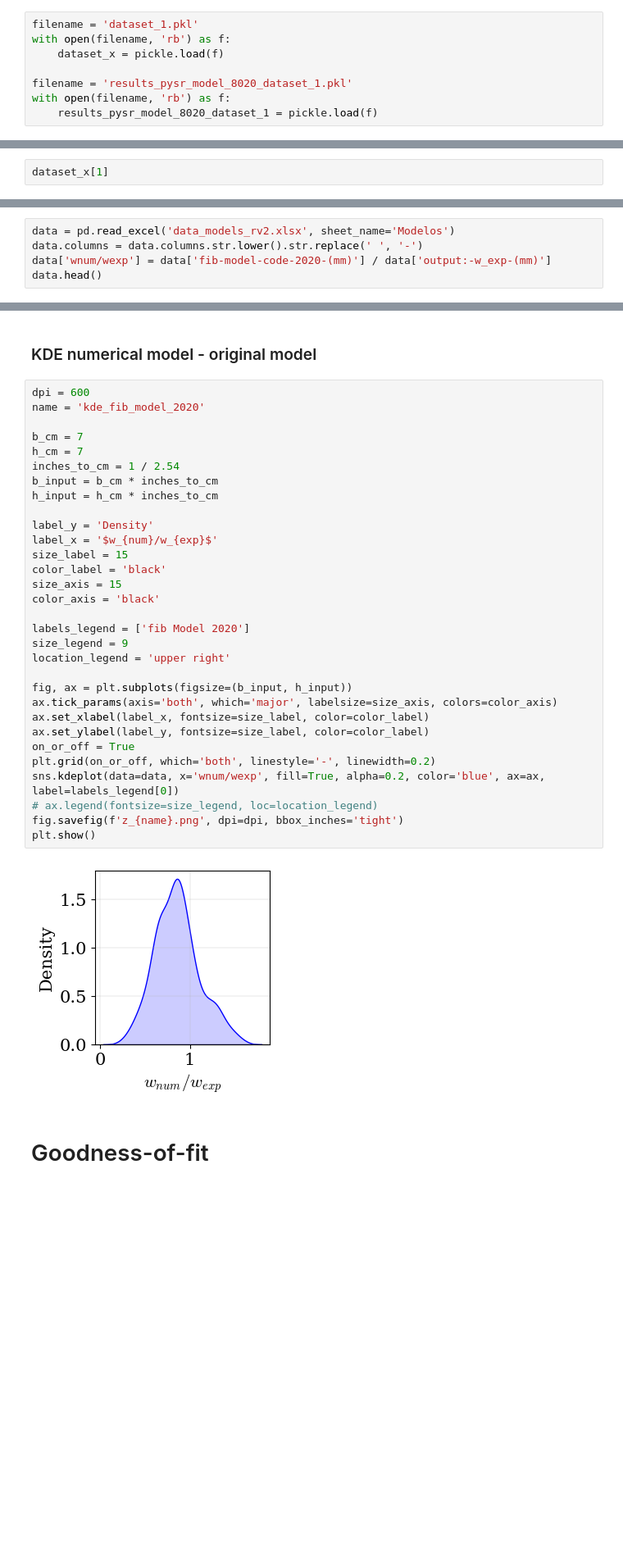
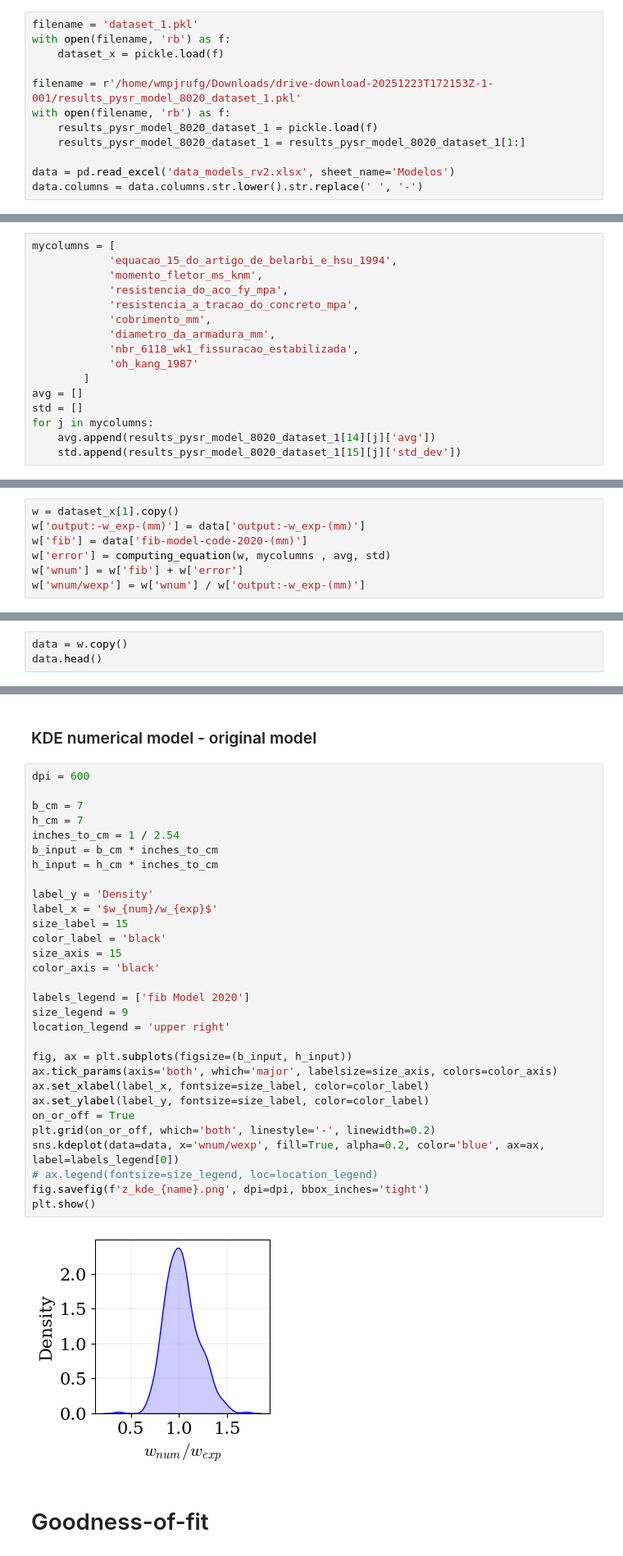
Before and after one commit to wmpjrufg/crack_prediction_symbolic_regression, a Jupyter notebook: statistics_pysr-dataset1.ipynb, the cells around one changed output, grey strips where cells are left out. Shown: that part at 82% size. Cells and saved outputs as stored; diff of their text form; blank space fills up the shorter version.

Commit message:
feat: tests with model 1 enrichment

```diff
--- a/statistics_pysr-dataset1.ipynb
+++ b/statistics_pysr-dataset1.ipynb
@@ -26,9 +26,13 @@ filename = 'dataset_1.pkl'
 with open(filename, 'rb') as f:
     dataset_x = pickle.load(f)
 
-filename = 'results_pysr_model_8020_dataset_1.pkl'
+filename = r'/home/wmpjrufg/Downloads/drive-download-20251223T172153Z-1-001/results_pysr_model_8020_dataset_1.pkl'
 with open(filename, 'rb') as f:
     results_pysr_model_8020_dataset_1 = pickle.load(f)
+    results_pysr_model_8020_dataset_1 = results_pysr_model_8020_dataset_1[1:]
+
+data = pd.read_excel('data_models_rv2.xlsx', sheet_name='Modelos')
+data.columns = data.columns.str.lower().str.replace(' ', '-')
 # %% [output]
 https://scikit-learn.org/stable/model_persistence.html#security-maintainability-limitations
   warnings.warn(
@@ -89,0 +123,16 @@ print(df_models.head()
+# %%
+mycolumns = [
+            'equacao_15_do_artigo_de_belarbi_e_hsu_1994',
+            'momento_fletor_ms_knm',
+            'resistencia_do_aco_fy_mpa',
+            'resistencia_a_tracao_do_concreto_mpa',
+            'cobrimento_mm',
+            'diametro_da_armadura_mm',
+            'nbr_6118_wk1_fissuracao_estabilizada',
+            'oh_kang_1987'
+        ]
+avg = []
+std = []
+for j in mycolumns:
+    avg.append(results_pysr_model_8020_dataset_1[14][j]['avg'])
+    std.append(results_pysr_model_8020_dataset_1[15][j]['std_dev'])
@@ -90,2 +141,7 @@ print(df_models.head()
 # %%
-dataset_x[1]
+w = dataset_x[1].copy()
+w['output:-w_exp-(mm)'] = data['output:-w_exp-(mm)']
+w['fib'] = data['fib-model-code-2020-(mm)']
+w['error'] = computing_equation(w, mycolumns , avg, std)
+w['wnum'] = w['fib'] + w['error']
+w['wnum/wexp'] = w['wnum'] / w['output:-w_exp-(mm)']
@@ -106,6 +148,4 @@ dataset_x[1]
 # %%
-data = pd.read_excel('data_models_rv2.xlsx', sheet_name='Modelos')
-data.columns = data.columns.str.lower().str.replace(' ', '-')
-data['wnum/wexp'] = data['fib-model-code-2020-(mm)'] / data['output:-w_exp-(mm)']
+data = w.copy()
 data.head()
 # %% [output]
@@ -187,37 +231,36 @@ plt.show()
 ### KDE numerical model - original model
 # %%
 dpi = 600
-name = 'kde_fib_model_2020'
 
 b_cm = 7
 h_cm = 7
 inches_to_cm = 1 / 2.54
 b_input = b_cm * inches_to_cm
 h_input = h_cm * inches_to_cm
 
 label_y = 'Density'
 label_x = '$w_{num}/w_{exp}$'
 size_label = 15
 color_label = 'black'
 size_axis = 15
 color_axis = 'black'
 
 labels_legend = ['fib Model 2020']
 size_legend = 9
 location_legend = 'upper right'
 
 fig, ax = plt.subplots(figsize=(b_input, h_input))
 ax.tick_params(axis='both', which='major', labelsize=size_axis, colors=color_axis)
 ax.set_xlabel(label_x, fontsize=size_label, color=color_label)
 ax.set_ylabel(label_y, fontsize=size_label, color=color_label)
 on_or_off = True
 plt.grid(on_or_off, which='both', linestyle='-', linewidth=0.2)
 sns.kdeplot(data=data, x='wnum/wexp', fill=True, alpha=0.2, color='blue', ax=ax, label=labels_legend[0])
 # ax.legend(fontsize=size_legend, loc=location_legend)
-fig.savefig(f'z_{name}.png', dpi=dpi, bbox_inches='tight')
+fig.savefig(f'z_kde_{name}.png', dpi=dpi, bbox_inches='tight')
 plt.show()
 # %% [output]
-[figure, old version]
+[figure, new version]
 # %% [markdown]
 # Goodness-of-fit
 # %% [markdown]
```
Also changed, not shown: parts of 19 cells of this notebook, 7 other files.
